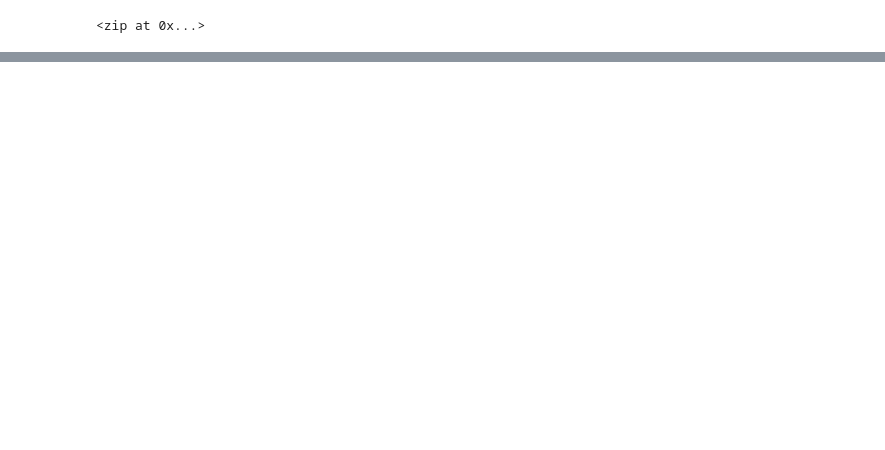
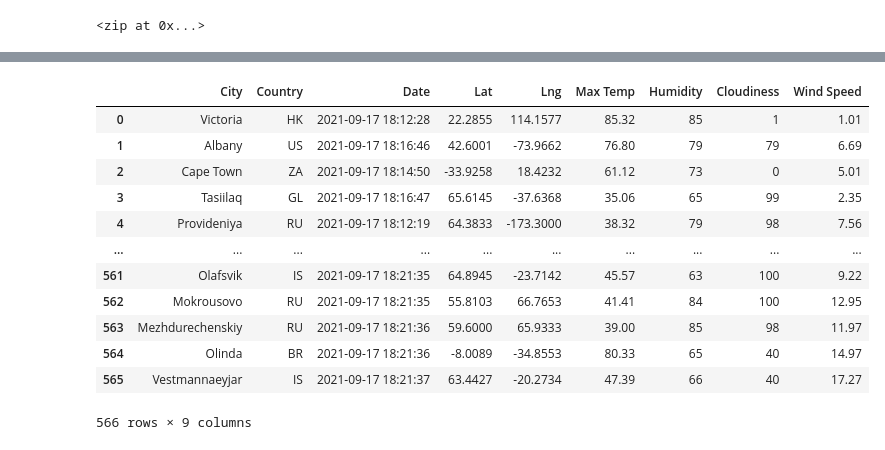
Before and after one commit to c-geisel/World_Weather_Analysis, a Jupyter notebook: WeatherPy.ipynb, the cells around one changed output, grey strips where cells are left out. Saved outputs shown, nothing was run; the diff lists cells and outputs as text; code cells hidden in the pictures; blank space fills up the shorter version.

Commit message:
adding in dataframe

```diff
--- a/WeatherPy.ipynb
+++ b/WeatherPy.ipynb
@@ -34,0 +41,4 @@ len(cities)
+# %%
+# Starting URL for Weather Map API Call.
+url = "http://api.openweathermap.org/data/2.5/weather?units=Imperial&APPID=" + weather_api_key
+print(url)
@@ -34,0 +132,4 @@ len(cities)
+# %%
+# Convert the array of dictionaries to a Pandas DataFrame.
+city_data_df = pd.DataFrame(city_data)
+city_data_df.head(10)
@@ -34,0 +148,20 @@ len(cities)
+# %%
+#reorder our columns
+new_column_order = ["City", "Country", "Date", "Lat", "Lng", "Max Temp", "Humidity", "Cloudiness", "Wind Speed"]
+
+city_data_df = city_data_df[new_column_order]
+city_data_df
+# %% [output]
+|  | City | Country | Date | Lat | Lng | Max Temp | Humidity | Cloudiness | Wind Speed |
+| 0 | Victoria | HK | 2021-09-17 18:12:28 | 22.2855 | 114.1577 | 85.32 | 85 | 1 | 1.01 |
+| 1 | Albany | US | 2021-09-17 18:16:46 | 42.6001 | -73.9662 | 76.80 | 79 | 79 | 6.69 |
+| 2 | Cape Town | ZA | 2021-09-17 18:14:50 | -33.9258 | 18.4232 | 61.12 | 73 | 0 | 5.01 |
+| 3 | Tasiilaq | GL | 2021-09-17 18:16:47 | 65.6145 | -37.6368 | 35.06 | 65 | 99 | 2.35 |
+| 4 | Provideniya | RU | 2021-09-17 18:12:19 | 64.3833 | -173.3000 | 38.32 | 79 | 98 | 7.56 |
+| ... | ... | ... | ... | ... | ... | ... | ... | ... | ... |
+| 561 | Olafsvik | IS | 2021-09-17 18:21:35 | 64.8945 | -23.7142 | 45.57 | 63 | 100 | 9.22 |
+| 562 | Mokrousovo | RU | 2021-09-17 18:21:35 | 55.8103 | 66.7653 | 41.41 | 84 | 100 | 12.95 |
+| 563 | Mezhdurechenskiy | RU | 2021-09-17 18:21:36 | 59.6000 | 65.9333 | 39.00 | 85 | 98 | 11.97 |
+| 564 | Olinda | BR | 2021-09-17 18:21:36 | -8.0089 | -34.8553 | 80.33 | 65 | 40 | 14.97 |
+| 565 | Vestmannaeyjar | IS | 2021-09-17 18:21:37 | 63.4427 | -20.2734 | 47.39 | 66 | 40 | 17.27 |
+566 rows × 9 columns
```
Also changed, not shown: parts of 8 cells of this notebook.
